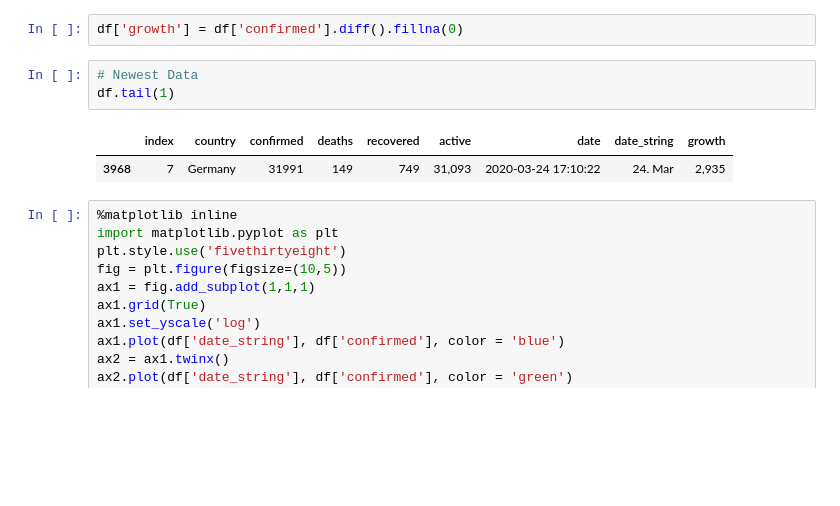
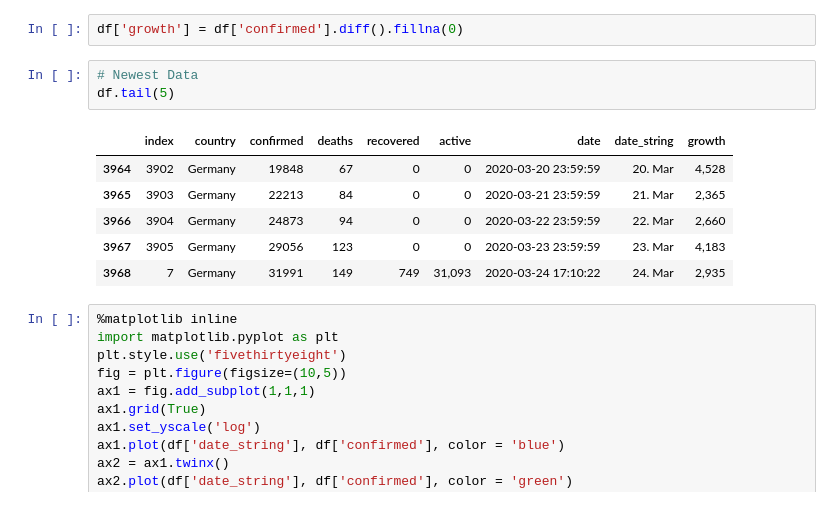
Before and after one commit to moritzknorr/corona, a Jupyter notebook: 02 Country.ipynb, the cells around one changed output. Drawn from its saved outputs; the diff is of its cells as text; blank space fills up the shorter version.

```diff
--- a/02 Country.ipynb
+++ b/02 Country.ipynb
@@ -10,9 +10,13 @@ df = df[df['country'] == country]
 df['growth'] = df['confirmed'].diff().fillna(0)
 # %%
 # Newest Data
-df.tail(1)
+df.tail(5)
 # %% [output]
 |  | index | country | confirmed | deaths | recovered | active | date | date_string | growth |
+| 3964 | 3902 | Germany | 19848 | 67 | 0 | 0 | 2020-03-20 23:59:59 | 20. Mar | 4,528 |
+| 3965 | 3903 | Germany | 22213 | 84 | 0 | 0 | 2020-03-21 23:59:59 | 21. Mar | 2,365 |
+| 3966 | 3904 | Germany | 24873 | 94 | 0 | 0 | 2020-03-22 23:59:59 | 22. Mar | 2,660 |
+| 3967 | 3905 | Germany | 29056 | 123 | 0 | 0 | 2020-03-23 23:59:59 | 23. Mar | 4,183 |
 | 3968 | 7 | Germany | 31991 | 149 | 749 | 31,093 | 2020-03-24 17:10:22 | 24. Mar | 2,935 |
 # %%
 %matplotlib inline
```
